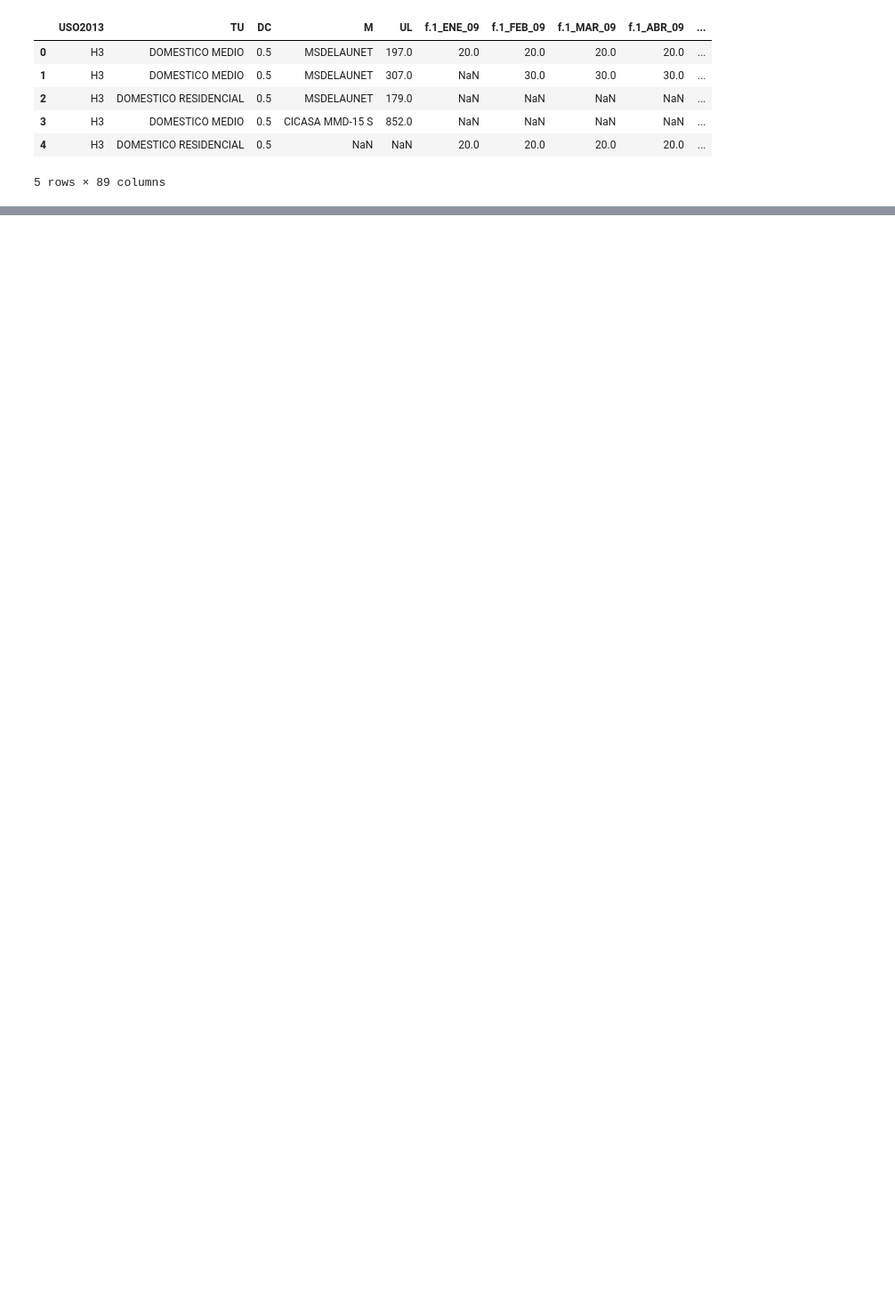
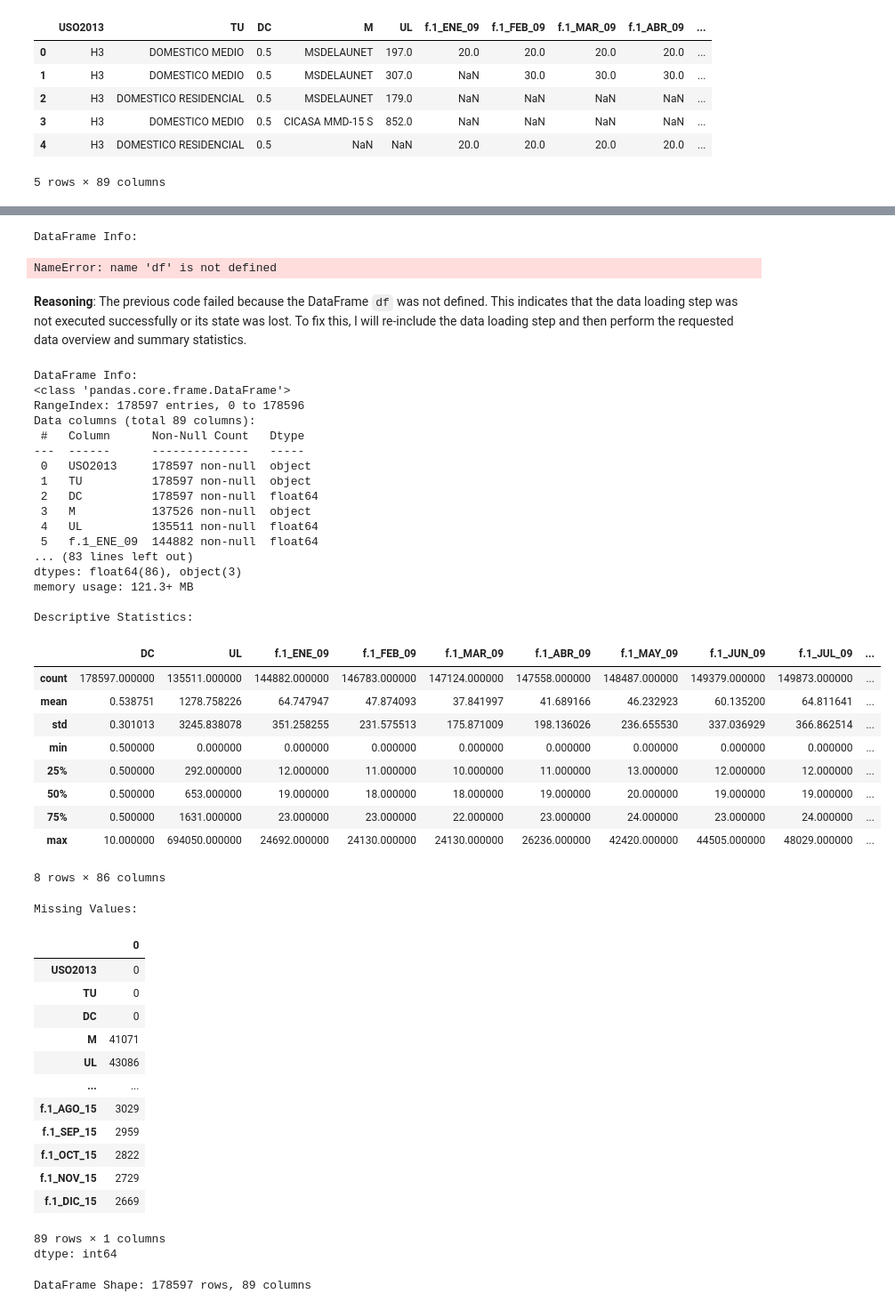
Before and after one commit to vathsankitha/water, a Jupyter notebook: Water.ipynb, the cells around one changed output, grey strips where cells are left out. Shown at 89% size. Saved outputs shown, nothing was run; the diff lists cells and outputs as text; code cells hidden in the pictures; blank space fills up the shorter version.

```diff
--- a/Water.ipynb
+++ b/Water.ipynb
@@ -18,0 +30,77 @@ display(df.head())
+# %%
+print("DataFrame Info:")
+df.info()
+
+print("\nDescriptive Statistics:")
+display(df.describe())
+
+print("\nMissing Values:")
+display(df.isnull().sum())
+
+print(f"\nDataFrame Shape: {df.shape[0]} rows, {df.shape[1]} columns")
+# %% [output]
+DataFrame Info:
+NameError: name 'df' is not defined
+# %% [markdown]
+**Reasoning**:
+The previous code failed because the DataFrame `df` was not defined. This indicates that the data loading step was not executed successfully or its state was lost. To fix this, I will re-include the data loading step and then perform the requested data overview and summary statistics.
+# %%
+import pandas as pd
+
+# Load the dataset (re-loading as df was not defined in the previous execution)
+df = pd.read_csv('/content/AguaH.csv')
+
+print("DataFrame Info:")
+df.info()
+
+print("\nDescriptive Statistics:")
+display(df.describe())
+
+print("\nMissing Values:")
+display(df.isnull().sum())
+
+print(f"\nDataFrame Shape: {df.shape[0]} rows, {df.shape[1]} columns")
+# %% [output]
+DataFrame Info:
+<class 'pandas.core.frame.DataFrame'>
+RangeIndex: 178597 entries, 0 to 178596
+Data columns (total 89 columns):
+ #   Column      Non-Null Count   Dtype
+---  ------      --------------   -----
+ 0   USO2013     178597 non-null  object
+ 1   TU          178597 non-null  object
+ 2   DC          178597 non-null  float64
+ 3   M           137526 non-null  object
+ 4   UL          135511 non-null  float64
+ 5   f.1_ENE_09  144882 non-null  float64
+... (83 lines left out)
+dtypes: float64(86), object(3)
+memory usage: 121.3+ MB
+
+Descriptive Statistics:
+|  | DC | UL | f.1_ENE_09 | f.1_FEB_09 | f.1_MAR_09 | f.1_ABR_09 | f.1_MAY_09 | f.1_JUN_09 | f.1_JUL_09 | ... |
+| count | 178597.000000 | 135511.000000 | 144882.000000 | 146783.000000 | 147124.000000 | 147558.000000 | 148487.000000 | 149379.000000 | 149873.000000 | ... |
+| mean | 0.538751 | 1278.758226 | 64.747947 | 47.874093 | 37.841997 | 41.689166 | 46.232923 | 60.135200 | 64.811641 | ... |
+| std | 0.301013 | 3245.838078 | 351.258255 | 231.575513 | 175.871009 | 198.136026 | 236.655530 | 337.036929 | 366.862514 | ... |
+| min | 0.500000 | 0.000000 | 0.000000 | 0.000000 | 0.000000 | 0.000000 | 0.000000 | 0.000000 | 0.000000 | ... |
+| 25% | 0.500000 | 292.000000 | 12.000000 | 11.000000 | 10.000000 | 11.000000 | 13.000000 | 12.000000 | 12.000000 | ... |
+| 50% | 0.500000 | 653.000000 | 19.000000 | 18.000000 | 18.000000 | 19.000000 | 20.000000 | 19.000000 | 19.000000 | ... |
+| 75% | 0.500000 | 1631.000000 | 23.000000 | 23.000000 | 22.000000 | 23.000000 | 24.000000 | 23.000000 | 24.000000 | ... |
+| max | 10.000000 | 694050.000000 | 24692.000000 | 24130.000000 | 24130.000000 | 26236.000000 | 42420.000000 | 44505.000000 | 48029.000000 | ... |
+8 rows × 86 columns
+Missing Values:
+|  | 0 |
+| USO2013 | 0 |
+| TU | 0 |
+| DC | 0 |
+| M | 41071 |
+| UL | 43086 |
+| ... | ... |
+| f.1_AGO_15 | 3029 |
+| f.1_SEP_15 | 2959 |
+| f.1_OCT_15 | 2822 |
+| f.1_NOV_15 | 2729 |
+| f.1_DIC_15 | 2669 |
+89 rows × 1 columns
+dtype: int64
+DataFrame Shape: 178597 rows, 89 columns
```
Also changed, not shown: parts of 12 cells of this notebook.
